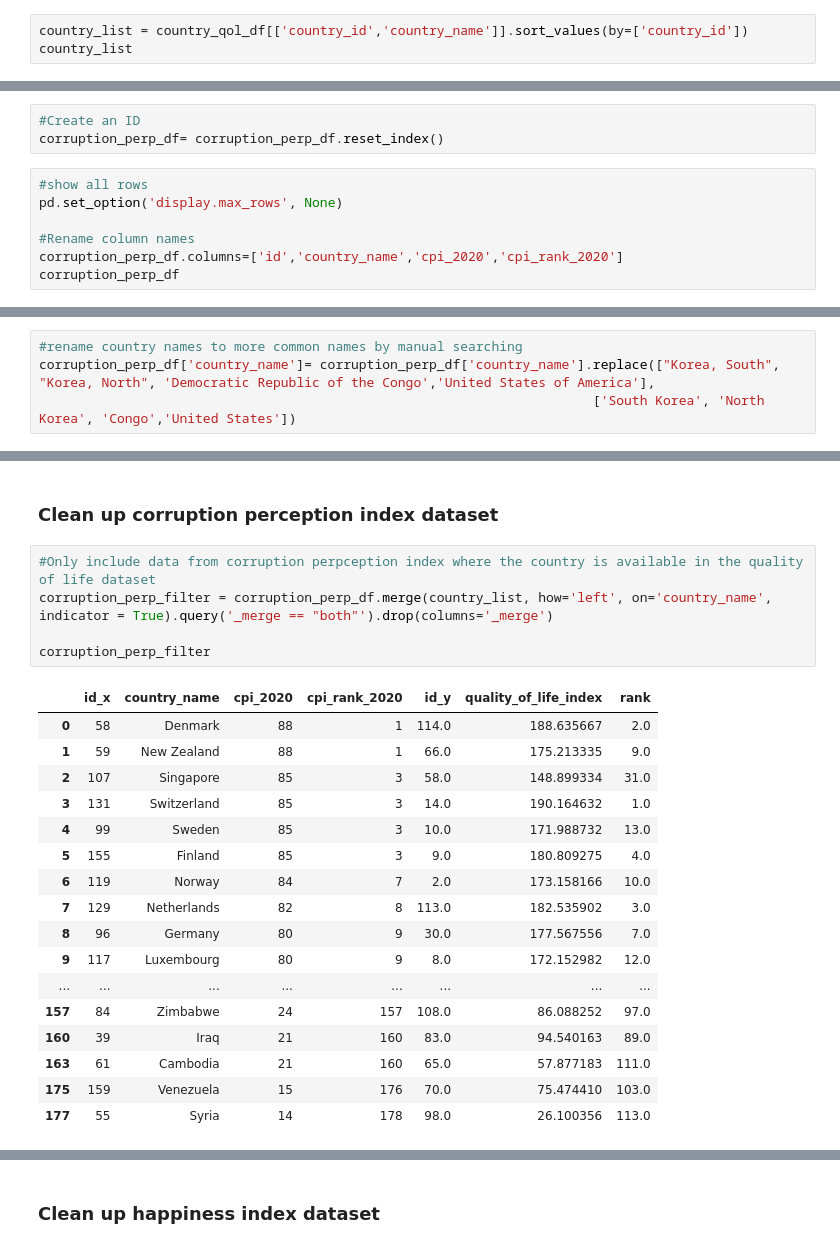
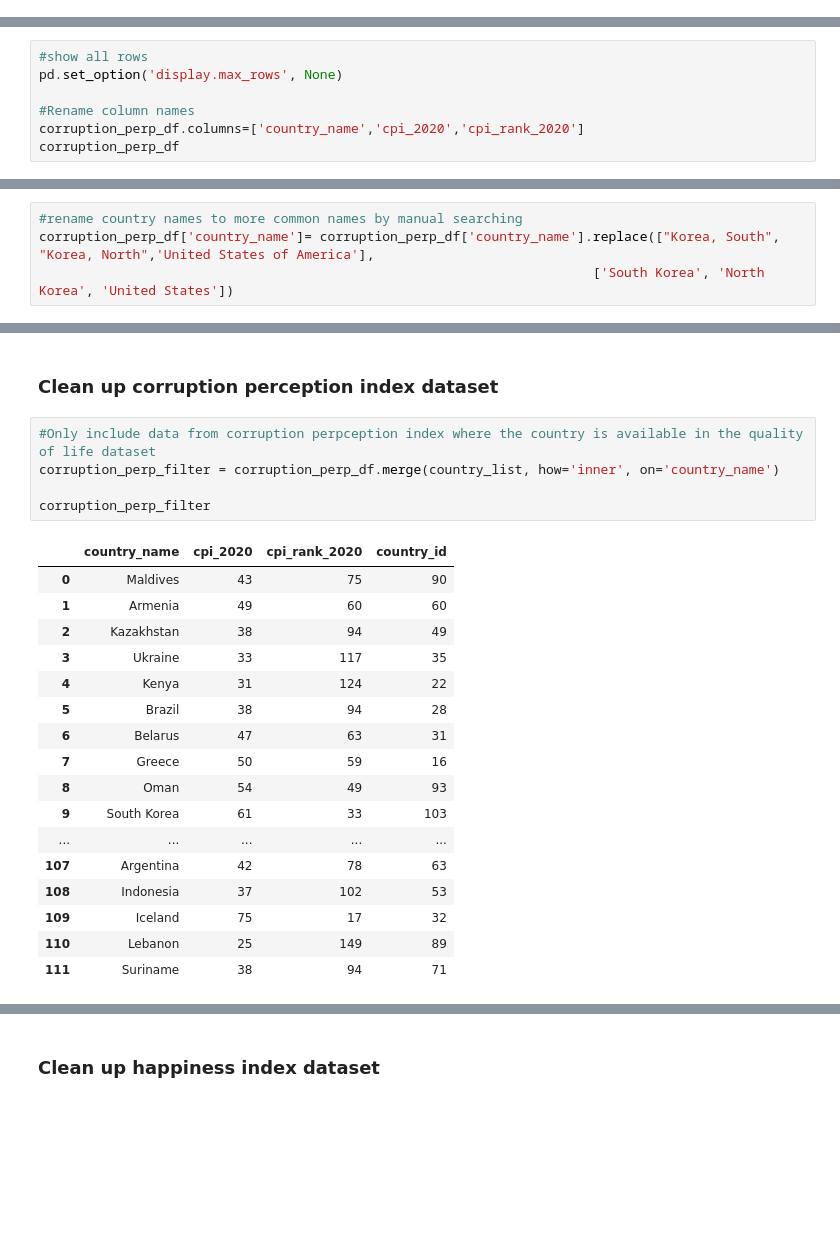
Before and after one commit to nickchuasl/Group_5_ETL_project2, a Jupyter notebook: Group_5_ETL_Project_2.ipynb, the cells around one changed output, grey strips where cells are left out. Cells and saved outputs as stored; diff of their text form; blank space fills up the shorter version.

```diff
--- a/Group_5_ETL_Project_2.ipynb
+++ b/Group_5_ETL_Project_2.ipynb
@@ -100,3 +132,0 @@ country_qol_df
-# %%
-country_list = country_qol_df[['country_id','country_name']].sort_values(by=['country_id'])
-country_list
@@ -166,14 +178,11 @@ corruption_perp_df
 | 177 | Vanuatu | 43 | 75 |
 | 178 | Comoros | 21 | 160 |
 | 179 | Suriname | 38 | 94 |
-# %%
-#Create an ID
-corruption_perp_df= corruption_perp_df.reset_index()
 # %%
 #show all rows
 pd.set_option('display.max_rows', None)
 
 #Rename column names
-corruption_perp_df.columns=['id','country_name','cpi_2020','cpi_rank_2020']
+corruption_perp_df.columns=['country_name','cpi_2020','cpi_rank_2020']
 corruption_perp_df
 # %% [output]
@@ -197,4 +206,4 @@ corruption_perp_df
 # %%
 #rename country names to more common names by manual searching
-corruption_perp_df['country_name']= corruption_perp_df['country_name'].replace(["Korea, South", "Korea, North", 'Democratic Republic of the Congo','United States of America'],
-                                                                       ['South Korea', 'North Korea', 'Congo','United States'])
+corruption_perp_df['country_name']= corruption_perp_df['country_name'].replace(["Korea, South", "Korea, North",'United States of America'],
+                                                                       ['South Korea', 'North Korea', 'United States'])
@@ -329,27 +347,27 @@ happiness_df
 ### Clean up corruption perception index dataset
 # %%
 #Only include data from corruption perpception index where the country is available in the quality of life dataset
-corruption_perp_filter = corruption_perp_df.merge(country_list, how='left', on='country_name', indicator = True).query('_merge == "both"').drop(columns='_merge')
+corruption_perp_filter = corruption_perp_df.merge(country_list, how='inner', on='country_name')
 
 corruption_perp_filter
 # %% [output]
-|  | id_x | country_name | cpi_2020 | cpi_rank_2020 | id_y | quality_of_life_index | rank |
-| 0 | 58 | Denmark | 88 | 1 | 114.0 | 188.635667 | 2.0 |
-| 1 | 59 | New Zealand | 88 | 1 | 66.0 | 175.213335 | 9.0 |
-| 2 | 107 | Singapore | 85 | 3 | 58.0 | 148.899334 | 31.0 |
-| 3 | 131 | Switzerland | 85 | 3 | 14.0 | 190.164632 | 1.0 |
-| 4 | 99 | Sweden | 85 | 3 | 10.0 | 171.988732 | 13.0 |
-| 5 | 155 | Finland | 85 | 3 | 9.0 | 180.809275 | 4.0 |
-| 6 | 119 | Norway | 84 | 7 | 2.0 | 173.158166 | 10.0 |
-| 7 | 129 | Netherlands | 82 | 8 | 113.0 | 182.535902 | 3.0 |
-| 8 | 96 | Germany | 80 | 9 | 30.0 | 177.567556 | 7.0 |
-| 9 | 117 | Luxembourg | 80 | 9 | 8.0 | 172.152982 | 12.0 |
-| ... | ... | ... | ... | ... | ... | ... | ... |
-| 157 | 84 | Zimbabwe | 24 | 157 | 108.0 | 86.088252 | 97.0 |
-| 160 | 39 | Iraq | 21 | 160 | 83.0 | 94.540163 | 89.0 |
-| 163 | 61 | Cambodia | 21 | 160 | 65.0 | 57.877183 | 111.0 |
-| 175 | 159 | Venezuela | 15 | 176 | 70.0 | 75.474410 | 103.0 |
-| 177 | 55 | Syria | 14 | 178 | 98.0 | 26.100356 | 113.0 |
+|  | country_name | cpi_2020 | cpi_rank_2020 | country_id |
+| 0 | Maldives | 43 | 75 | 90 |
+| 1 | Armenia | 49 | 60 | 60 |
+| 2 | Kazakhstan | 38 | 94 | 49 |
+| 3 | Ukraine | 33 | 117 | 35 |
+| 4 | Kenya | 31 | 124 | 22 |
+| 5 | Brazil | 38 | 94 | 28 |
+| 6 | Belarus | 47 | 63 | 31 |
+| 7 | Greece | 50 | 59 | 16 |
+| 8 | Oman | 54 | 49 | 93 |
+| 9 | South Korea | 61 | 33 | 103 |
+| ... | ... | ... | ... | ... |
+| 107 | Argentina | 42 | 78 | 63 |
+| 108 | Indonesia | 37 | 102 | 53 |
+| 109 | Iceland | 75 | 17 | 32 |
+| 110 | Lebanon | 25 | 149 | 89 |
+| 111 | Suriname | 38 | 94 | 71 |
 # %%
 #reset index and drop unnecessary columns
 corruption_perp_filter = corruption_perp_filter[['country_name','cpi_2020']]
```
Also changed, not shown: parts of 25 cells of this notebook, 1 other file.
